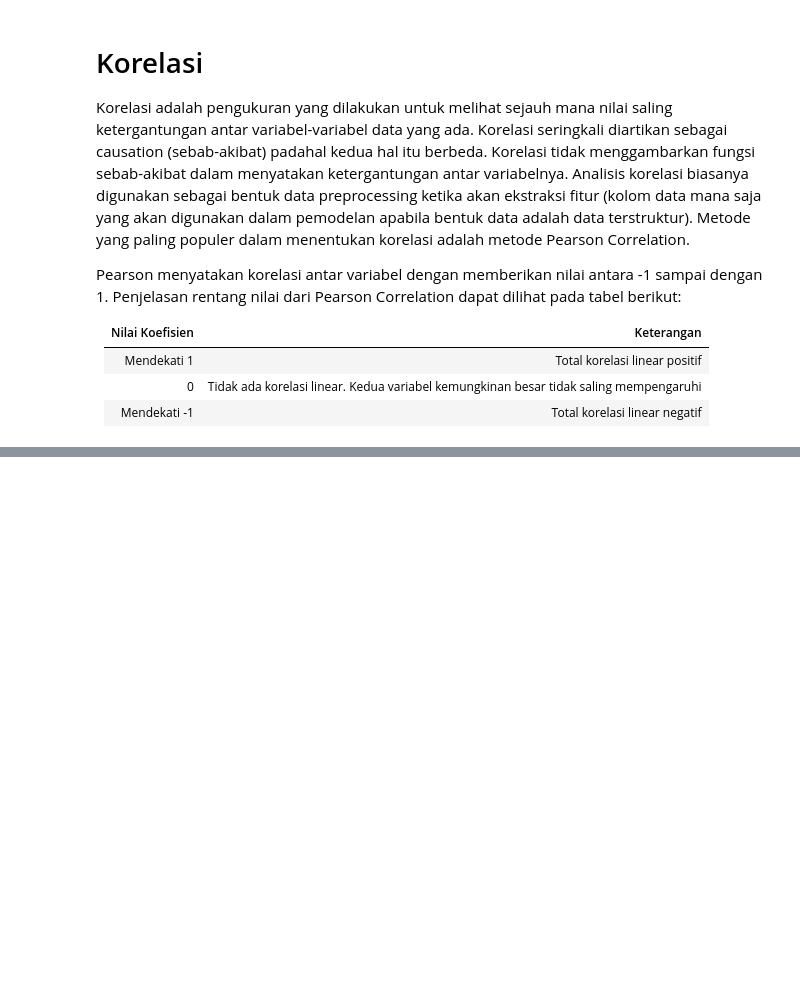
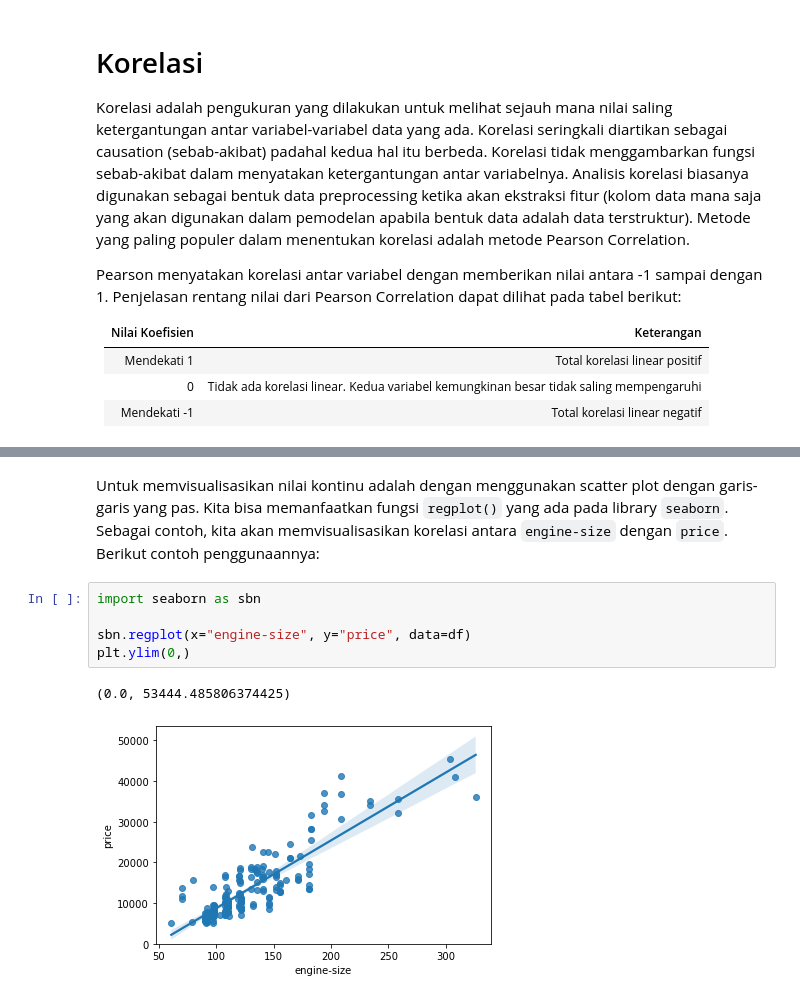
Before and after one commit to adammb86/FGAUNIKOM2021, a Jupyter notebook: Topic 14 - Visualisasi Data di Python.ipynb, the cells around one changed output, grey strips where cells are left out. Saved outputs shown, nothing was run; the diff lists cells and outputs as text; blank space fills up the shorter version.

Commit message:
Menambahkan materi perihal korelasi di topic 14

```diff
--- a/Topic 14 - Visualisasi Data di Python.ipynb
+++ b/Topic 14 - Visualisasi Data di Python.ipynb
@@ -525,0 +597,10 @@ Pearson menyatakan korelasi antar variabel dengan memberikan nilai antara -1 sam
+# %% [markdown]
+Untuk memvisualisasikan nilai kontinu adalah dengan menggunakan scatter plot dengan garis-garis yang pas. Kita bisa memanfaatkan fungsi ``regplot()`` yang ada pada library ``seaborn``. Sebagai contoh, kita akan memvisualisasikan korelasi antara ``engine-size`` dengan ``price``. Berikut contoh penggunaannya:
+# %%
+import seaborn as sbn
+
+sbn.regplot(x="engine-size", y="price", data=df)
+plt.ylim(0,)
+# %% [output]
+(0.0, 53444.485806374425)
+[figure, added]
```
Also changed, not shown: parts of 17 cells of this notebook.
